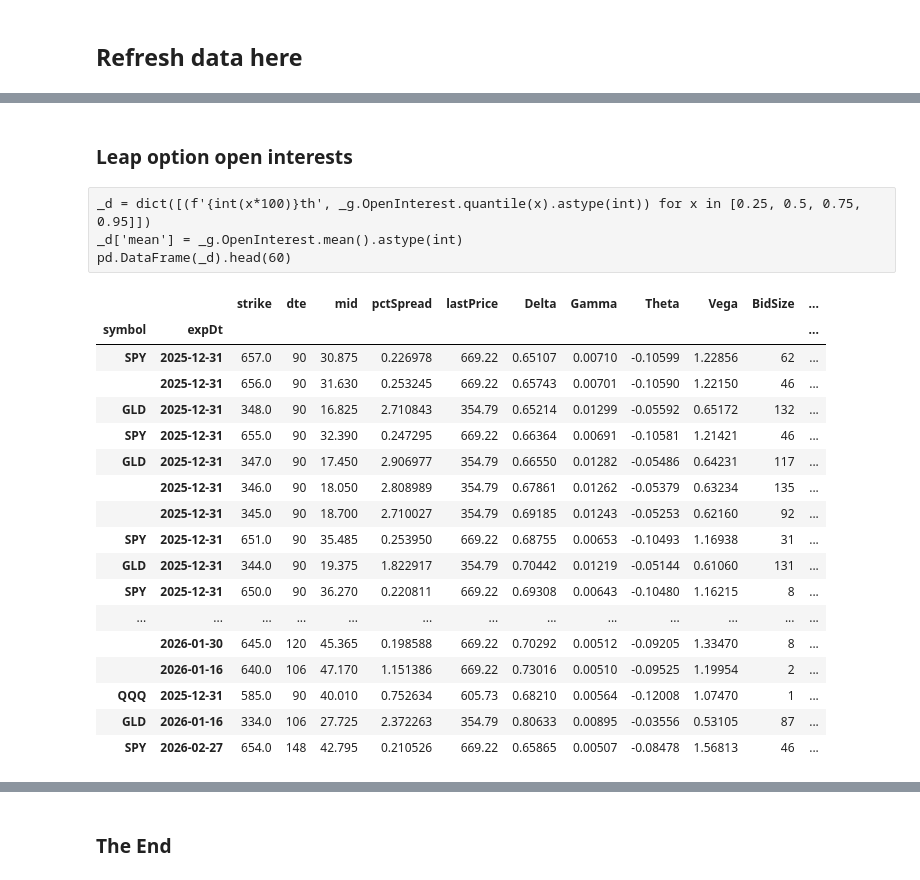
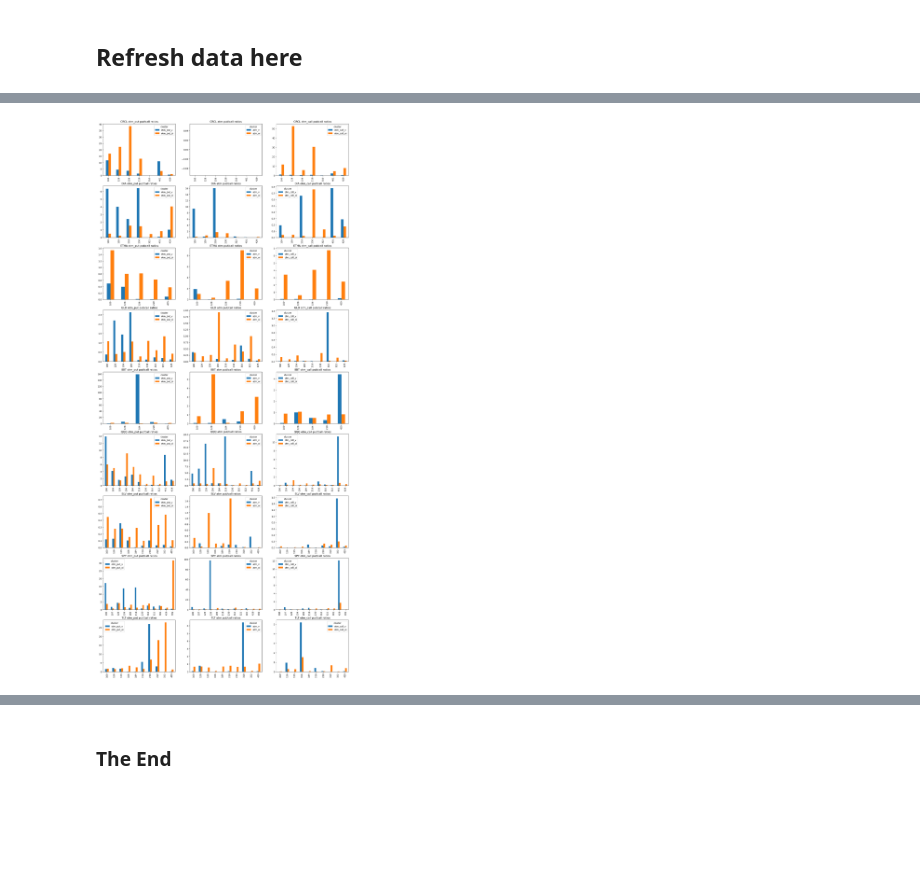
Before and after one commit to shufengtan/op, a Jupyter notebook: leaps_latest.ipynb, the cells around one changed output, grey strips where cells are left out. Drawn from its saved outputs; the diff is of its cells as text; code cells hidden in the pictures; blank space fills up the shorter version.

```diff
--- a/leaps_latest.ipynb
+++ b/leaps_latest.ipynb
@@ -29,0 +72,5 @@ print(_n, 'files downloaded', int(time.time() - _t0), 'seconds')
+# %%
+self.get_quote_df(symlist)
+_df = self.build_option_df(symlist)
+df_cp = self.concat_put_call_options(_df)
+check_data_age(_df)
@@ -52,36 +114,6 @@ pd.DataFrame(_d).head(60)
-# %% [markdown]
-### Leap option open interests
-# %% [raw]
-_d = dict([(f'{int(x*100)}th', _g.OpenInterest.quantile(x).astype(int)) for x in [0.25, 0.5, 0.75, 0.95]])
-_d['mean'] = _g.OpenInterest.mean().astype(int)
-pd.DataFrame(_d).head(60)
-# %%
-delta_lb = 0.65
-overpaid_ub = 0.05
-price_lb = 10
-spread_ub = 5
-leverage_lb = 3
-openinterest_lb = 10
-_filter = (df_leaps.Delta >= delta_lb) & (df_leaps.overpaid <= overpaid_ub) & (df_leaps.mid >= price_lb) & (df_leaps.pctSpread <= spread_ub)
-_filter = _filter & (df_leaps.leverage >= leverage_lb) & (df_leaps.OpenInterest >= openinterest_lb)
-_df = df_leaps[_filter].set_index(['symbol', 'expDt']).sort_values(by='leverage', ascending=False)
-_df[_df.index.get_level_values('symbol') != '_'].head(60)
-# %% [output]
-|  |  | strike | dte | mid | pctSpread | lastPrice | Delta | Gamma | Theta | Vega | BidSize | ... |
-| symbol | expDt |  |  |  |  |  |  |  |  |  |  | ... |
-| SPY | 2025-12-31 | 657.0 | 90 | 30.875 | 0.226978 | 669.22 | 0.65107 | 0.00710 | -0.10599 | 1.22856 | 62 | ... |
-|  | 2025-12-31 | 656.0 | 90 | 31.630 | 0.253245 | 669.22 | 0.65743 | 0.00701 | -0.10590 | 1.22150 | 46 | ... |
-| GLD | 2025-12-31 | 348.0 | 90 | 16.825 | 2.710843 | 354.79 | 0.65214 | 0.01299 | -0.05592 | 0.65172 | 132 | ... |
-| SPY | 2025-12-31 | 655.0 | 90 | 32.390 | 0.247295 | 669.22 | 0.66364 | 0.00691 | -0.10581 | 1.21421 | 46 | ... |
-| GLD | 2025-12-31 | 347.0 | 90 | 17.450 | 2.906977 | 354.79 | 0.66550 | 0.01282 | -0.05486 | 0.64231 | 117 | ... |
-|  | 2025-12-31 | 346.0 | 90 | 18.050 | 2.808989 | 354.79 | 0.67861 | 0.01262 | -0.05379 | 0.63234 | 135 | ... |
-|  | 2025-12-31 | 345.0 | 90 | 18.700 | 2.710027 | 354.79 | 0.69185 | 0.01243 | -0.05253 | 0.62160 | 92 | ... |
-| SPY | 2025-12-31 | 651.0 | 90 | 35.485 | 0.253950 | 669.22 | 0.68755 | 0.00653 | -0.10493 | 1.16938 | 31 | ... |
-| GLD | 2025-12-31 | 344.0 | 90 | 19.375 | 1.822917 | 354.79 | 0.70442 | 0.01219 | -0.05144 | 0.61060 | 131 | ... |
-| SPY | 2025-12-31 | 650.0 | 90 | 36.270 | 0.220811 | 669.22 | 0.69308 | 0.00643 | -0.10480 | 1.16215 | 8 | ... |
-| ... | ... | ... | ... | ... | ... | ... | ... | ... | ... | ... | ... | ... |
-|  | 2026-01-30 | 645.0 | 120 | 45.365 | 0.198588 | 669.22 | 0.70292 | 0.00512 | -0.09205 | 1.33470 | 8 | ... |
-|  | 2026-01-16 | 640.0 | 106 | 47.170 | 1.151386 | 669.22 | 0.73016 | 0.00510 | -0.09525 | 1.19954 | 2 | ... |
-| QQQ | 2025-12-31 | 585.0 | 90 | 40.010 | 0.752634 | 605.73 | 0.68210 | 0.00564 | -0.12008 | 1.07470 | 1 | ... |
-| GLD | 2026-01-16 | 334.0 | 106 | 27.725 | 2.372263 | 354.79 | 0.80633 | 0.00895 | -0.03556 | 0.53105 | 87 | ... |
-| SPY | 2026-02-27 | 654.0 | 148 | 42.795 | 0.210526 | 669.22 | 0.65865 | 0.00507 | -0.08478 | 1.56813 | 46 | ... |
+# %%
+df_moneyness = add_moneyness_columns(df_cp, atm_offset=0.01, otm_offset=0.1)
+# %%
+_df = plot_put_call_ratios_by_moneyness(df_moneyness)
+# %% [output]
+[figure, added]
```
Also changed, not shown: parts of 18 cells of this notebook, 2 other files.
